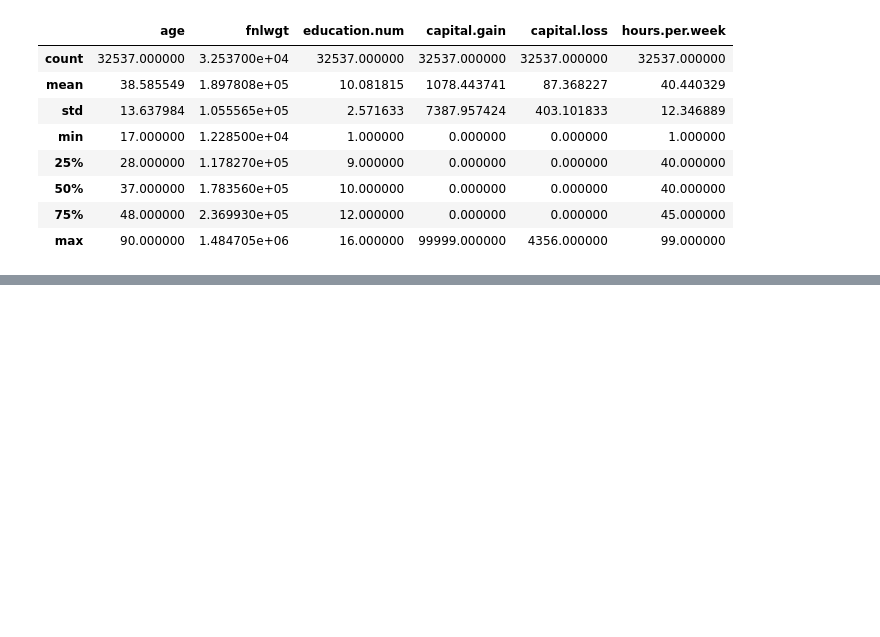
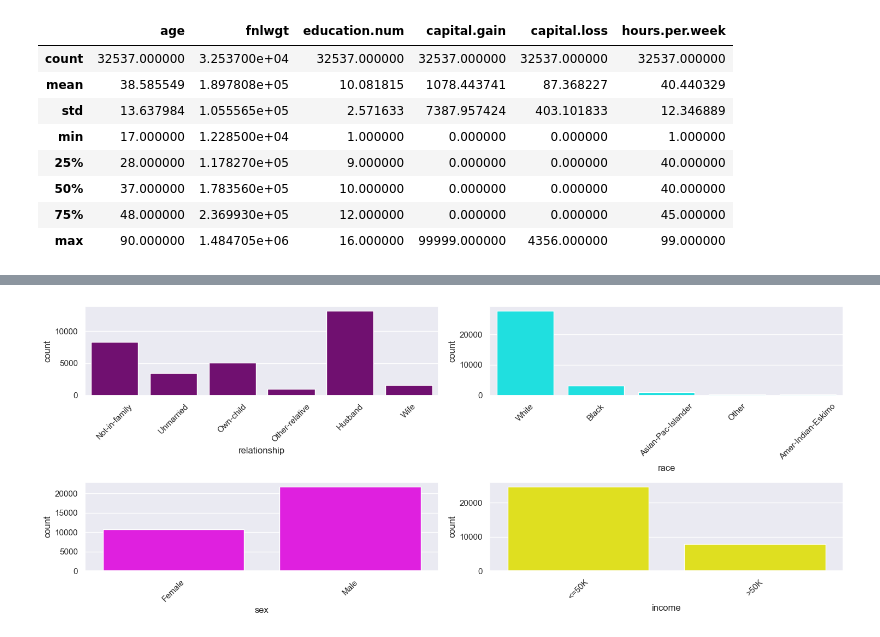
Before and after one commit to HarshRaut9945/ml-data-pipeline, a Jupyter notebook: ML_project_live_class.ipynb, the cells around one changed output, grey strips where cells are left out. Cells and saved outputs as stored; diff of their text form; code cells hidden in the pictures; blank space fills up the shorter version.

```diff
--- a/ML_project_live_class.ipynb
+++ b/ML_project_live_class.ipynb
@@ -76,0 +142,15 @@ numerical_features=df.select_dtypes(include="object").columns
+# %%
+columns = ['relationship','race','sex','income']
+colors = ['purple', 'cyan', 'magenta', 'yellow']
+
+plt.figure()
+
+for i, col in enumerate(columns):
+    plt.subplot(2, 2, i+1)
+    sns.countplot(x=col, data=df, color=colors[i])
+    plt.xticks(rotation=45)
+
+plt.tight_layout()
+plt.show()
+# %% [output]
+[figure, added]
```
Also changed, not shown: parts of 40 cells of this notebook.
